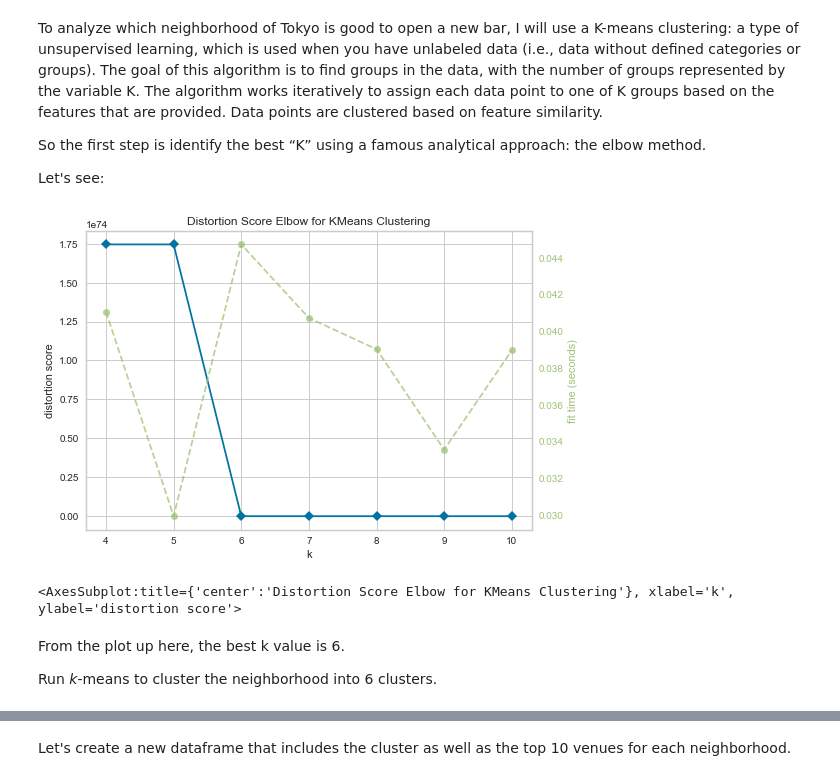
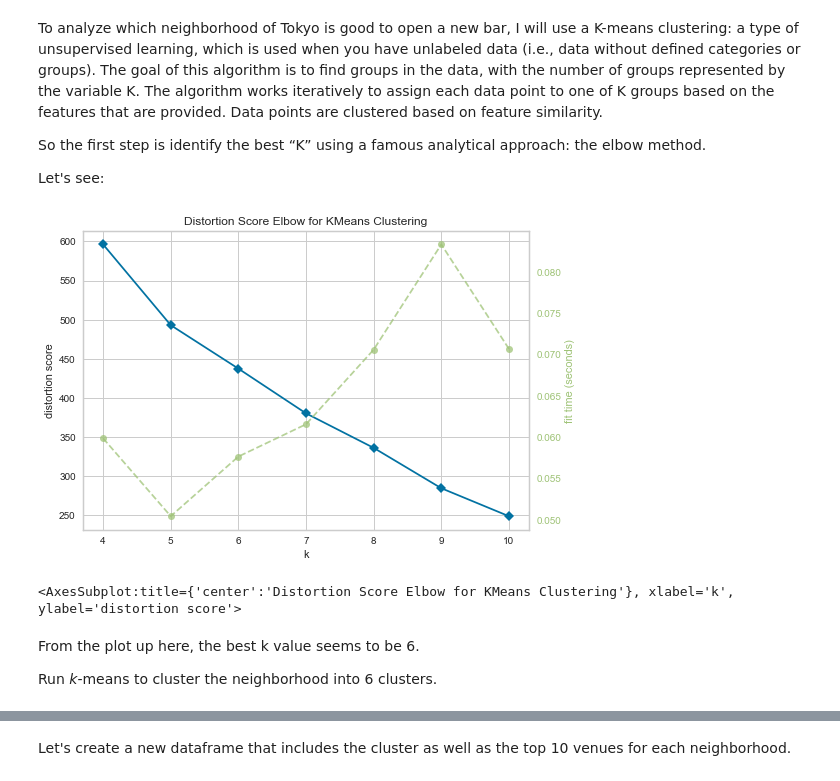
Before and after one commit to taakuu/Coursera_Capstone, a Jupyter notebook: Week4-5_The_Battle_of_Neighborhoods/Week5-The-Battle-of-Neighborhoods.ipynb, the cells around one changed output, grey strips where cells are left out. Saved outputs shown, nothing was run; the diff lists cells and outputs as text; code cells hidden in the pictures.

```diff
--- a/Week4-5_The_Battle_of_Neighborhoods/Week5-The-Battle-of-Neighborhoods.ipynb
+++ b/Week4-5_The_Battle_of_Neighborhoods/Week5-The-Battle-of-Neighborhoods.ipynb
@@ -1217,8 +1243,9 @@ tokyo_bars_borough.head()
 | 4 | Chuo | 7 | 2 | 0 | 2 | 0 | 1 | 1 | ... |
 # %%
+# Merge covit_foreign with tokyo_bars_borough
 print(covit_foreign.shape)
-covit_foreign_bar = pd.merge(covit_foreign, tokyo_bars_borough, on='Borough')
+covit_foreign_bar = pd.merge(covit_foreign, tokyo_bars_borough, on='Borough', how='left').fillna(0)
 print(covit_foreign_bar.shape)
-covit_foreign_bar.head()
+#covit_foreign_bar
 # %% [output]
 (57, 19)
@@ -1231,0 +1253,15 @@ covit_foreign_bar.head()
+# %%
+# Strip heading and trailing blanks in all strings
+def trim_all_columns(df):
+    """
+    Trim whitespace from ends of each value across all series in dataframe
+    """
+    trim_strings = lambda x: x.strip() if isinstance(x, str) else x
+    return df.applymap(trim_strings)
+
+covit_foreign_bar = trim_all_columns(covit_foreign_bar)
+#covit_foreign_bar
+# %%
+# Replace '-' cell with 0
+covit_foreign_bar.replace('-', '0', inplace=True)
+covit_foreign_bar
@@ -1247,7 +1301,7 @@ tokyo_grouped_borough.head()
 Now let's normalize the dataset. But why do we need normalization in the first place? Normalization is a statistical method that helps mathematical-based algorithms to interpret features with different magnitudes and distributions equally. We use **StandardScaler()** to normalize our dataset.
 # %%
 from sklearn.preprocessing import StandardScaler
-X = tokyo_grouped_borough.values[:,1:]
+X = tokyo_grouped_borough.drop(['Borough'], axis=1)
 X = np.nan_to_num(X)
-Clus_dataSet = StandardScaler().fit_transform(X)
-Clus_dataSet
+tokyo_part_clustering_borough = StandardScaler().fit_transform(X)
+tokyo_part_clustering_borough[0:3]
@@ -1262,20 +1335,20 @@ Let's see:
 # %%
 from sklearn.cluster import KMeans
 from yellowbrick.cluster import KElbowVisualizer
 
-tokyo_part_clustering_borough = tokyo_grouped_borough.drop('Borough', 1)
+#tokyo_part_clustering_borough = tokyo_grouped_borough.drop('Borough', 1)
 
 # Instantiate the clustering model and visualizer
 model = KMeans()
 visualizer = KElbowVisualizer(model, k=(4,11), locate_elbow=False)
 
 visualizer.fit(tokyo_part_clustering_borough)        # Fit the data to the visualizer
 visualizer.poof()    # Draw/show/poof the data
 # %% [output]
-[figure, old version]
+[figure, new version]
 <AxesSubplot:title={'center':'Distortion Score Elbow for KMeans Clustering'}, xlabel='k', ylabel='distortion score'>
 # %% [markdown]
-From the plot up here, the best k value is 6.
+From the plot up here, the best k value seems to be 6.
 
 Run _k_-means to cluster the neighborhood into 6 clusters.
 # %%
```
Also changed, not shown: parts of 53 cells of this notebook.
